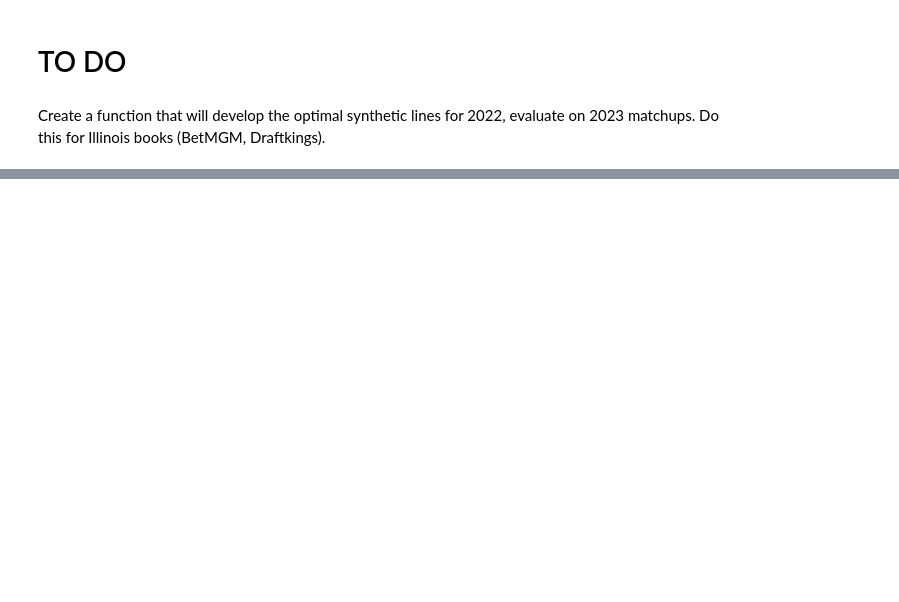
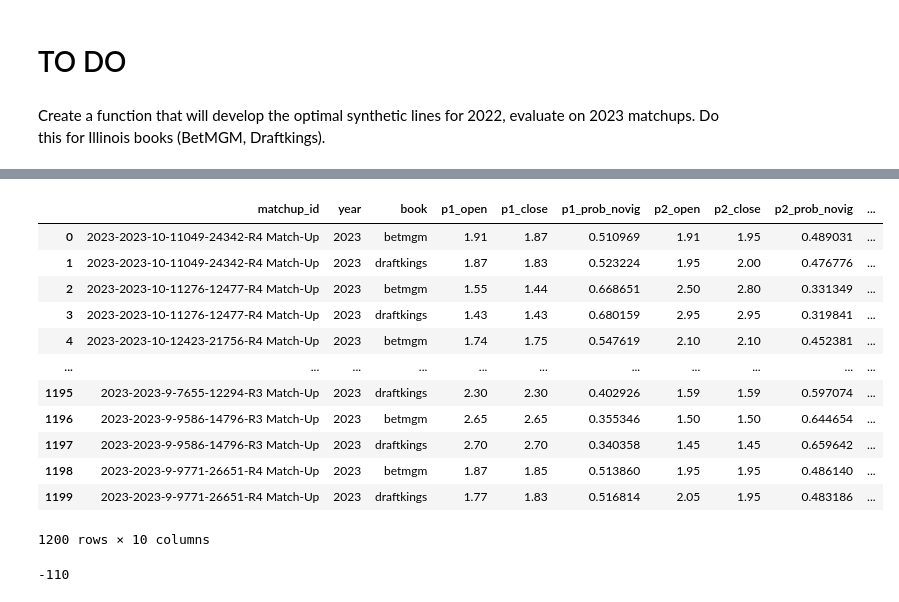
Before and after one commit to smboren2/datagolf-api, a Jupyter notebook: analysis/synthetic_round_matchups.ipynb, the cells around one changed output, grey strips where cells are left out. Saved outputs shown, nothing was run; the diff lists cells and outputs as text; code cells hidden in the pictures; blank space fills up the shorter version.

```diff
--- a/analysis/synthetic_round_matchups.ipynb
+++ b/analysis/synthetic_round_matchups.ipynb
@@ -264,3 +236,9 @@ dtype: int64
 # TO DO
 # %% [markdown]
 Create a function that will develop the optimal synthetic lines for 2022, evaluate on 2023 matchups. Do this for Illinois books (BetMGM, Draftkings).
+# %%
+df['p1_prob'] = 1/df.p1_close
+df['p2_prob'] = 1/df.p2_close
+
+df['p1_prob_novig'] = df['p1_prob'] - ((df['p1_prob'] + df['p2_prob']) - 1)/2
+df['p2_prob_novig'] = df['p2_prob'] - ((df['p1_prob'] + df['p2_prob']) - 1)/2
@@ -266,0 +254,8 @@ Create a function that will develop the optimal synthetic lines for 2022, evalua
+# %%
+modeling_df = df[['matchup_id','year','book',
+                  'p1_open','p1_close','p1_prob_novig',
+                  'p2_open','p2_close','p2_prob_novig','p1_outcome']].copy()
+modeling_df = modeling_df.loc[~(modeling_df.p1_outcome == 0.5)]
+# %%
+train_df = modeling_df.loc[modeling_df.year == 2022]
+test_df = modeling_df.loc[modeling_df.year == 2023]
@@ -266,0 +347,23 @@ Create a function that will develop the optimal synthetic lines for 2022, evalua
+# %%
+crisdf = (test_df
+ .query("book.str.contains('draftkings|betmgm')")
+ .query("matchup_id.duplicated(keep=False)")
+ .sort_values(['matchup_id','book'])
+ .reset_index(drop=True)
+)
+# %%
+crisdf
+# %% [output]
+|  | matchup_id | year | book | p1_open | p1_close | p1_prob_novig | p2_open | p2_close | p2_prob_novig | ... |
+| 0 | 2023-2023-10-11049-24342-R4 Match-Up | 2023 | betmgm | 1.91 | 1.87 | 0.510969 | 1.91 | 1.95 | 0.489031 | ... |
+| 1 | 2023-2023-10-11049-24342-R4 Match-Up | 2023 | draftkings | 1.87 | 1.83 | 0.523224 | 1.95 | 2.00 | 0.476776 | ... |
+| 2 | 2023-2023-10-11276-12477-R4 Match-Up | 2023 | betmgm | 1.55 | 1.44 | 0.668651 | 2.50 | 2.80 | 0.331349 | ... |
+| 3 | 2023-2023-10-11276-12477-R4 Match-Up | 2023 | draftkings | 1.43 | 1.43 | 0.680159 | 2.95 | 2.95 | 0.319841 | ... |
+| 4 | 2023-2023-10-12423-21756-R4 Match-Up | 2023 | betmgm | 1.74 | 1.75 | 0.547619 | 2.10 | 2.10 | 0.452381 | ... |
+| ... | ... | ... | ... | ... | ... | ... | ... | ... | ... | ... |
+| 1195 | 2023-2023-9-7655-12294-R3 Match-Up | 2023 | draftkings | 2.30 | 2.30 | 0.402926 | 1.59 | 1.59 | 0.597074 | ... |
+| 1196 | 2023-2023-9-9586-14796-R3 Match-Up | 2023 | betmgm | 2.65 | 2.65 | 0.355346 | 1.50 | 1.50 | 0.644654 | ... |
+| 1197 | 2023-2023-9-9586-14796-R3 Match-Up | 2023 | draftkings | 2.70 | 2.70 | 0.340358 | 1.45 | 1.45 | 0.659642 | ... |
+| 1198 | 2023-2023-9-9771-26651-R4 Match-Up | 2023 | betmgm | 1.87 | 1.85 | 0.513860 | 1.95 | 1.95 | 0.486140 | ... |
+| 1199 | 2023-2023-9-9771-26651-R4 Match-Up | 2023 | draftkings | 1.77 | 1.83 | 0.516814 | 2.05 | 1.95 | 0.483186 | ... |
+1200 rows × 10 columns
@@ -266,0 +376,4 @@ Create a function that will develop the optimal synthetic lines for 2022, evalua
+# %%
+dec_to_us(1.909)
+# %% [output]
+-110
```
Also changed, not shown: parts of 39 cells of this notebook, 6 other files.
